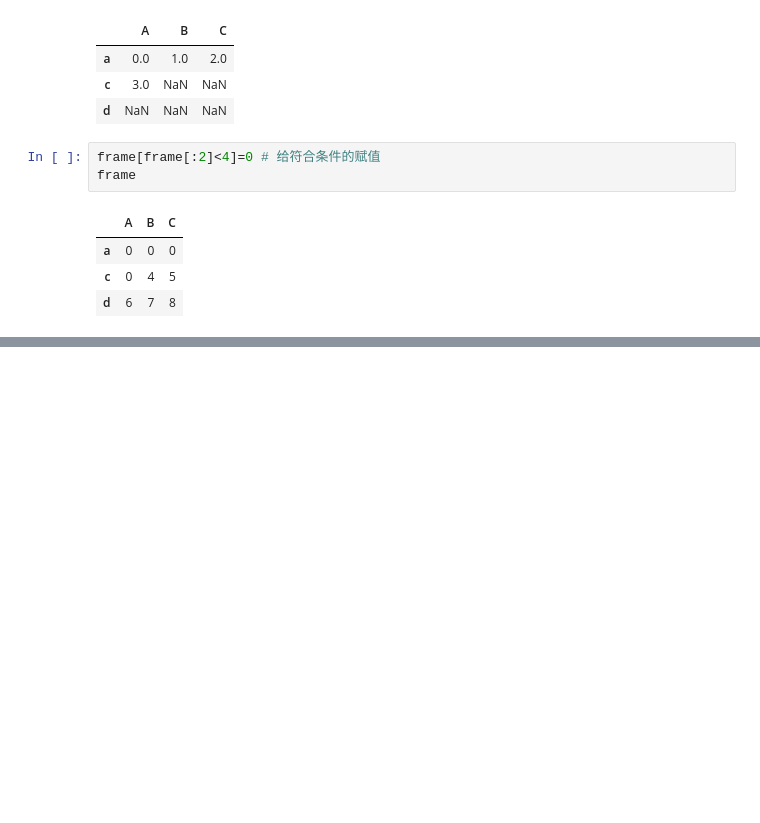
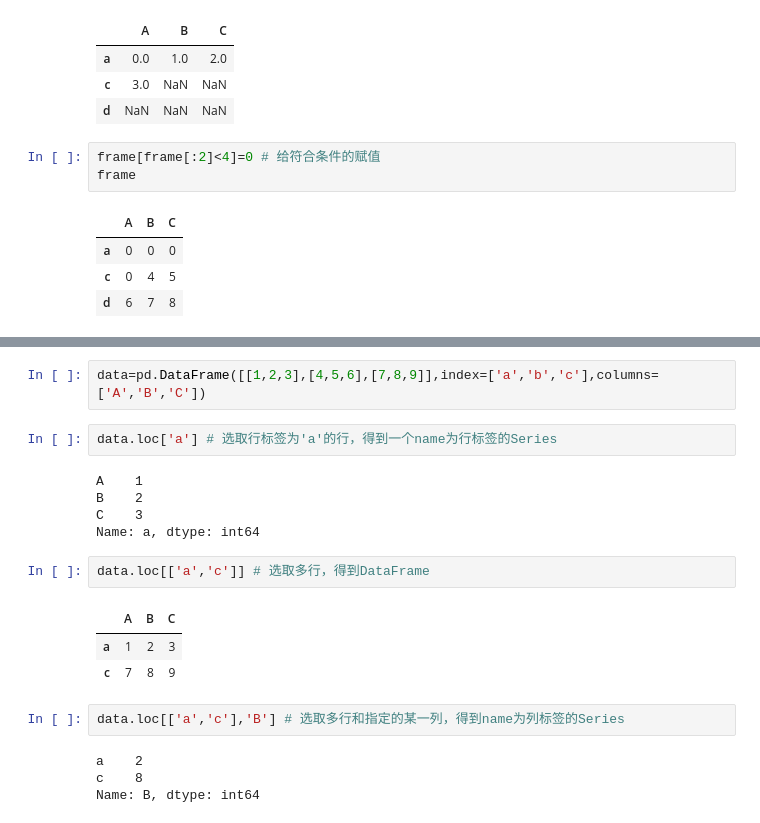
Before and after one commit to McJevons/jupyter-notebook, a Jupyter notebook: pandas基本功能（一）：reindex重新索引，drop删除索引项，索引切片、过滤.ipynb, the cells around one changed output, grey strips where cells are left out. Saved outputs shown, nothing was run; the diff lists cells and outputs as text; blank space fills up the shorter version.

```diff
--- a/pandas基本功能.ipynb
+++ b/pandas基本功能（一）：reindex重新索引，drop删除索引项，索引切片、过滤.ipynb
@@ -232,0 +243,21 @@ frame
+# %%
+data=pd.DataFrame([[1,2,3],[4,5,6],[7,8,9]],index=['a','b','c'],columns=['A','B','C'])
+# %%
+data.loc['a'] # 选取行标签为'a'的行，得到一个name为行标签的Series
+# %% [output]
+A    1
+B    2
+C    3
+Name: a, dtype: int64
+# %%
+data.loc[['a','c']] # 选取多行，得到DataFrame
+# %% [output]
+|  | A | B | C |
+| a | 1 | 2 | 3 |
+| c | 7 | 8 | 9 |
+# %%
+data.loc[['a','c'],'B'] # 选取多行和指定的某一列，得到name为列标签的Series
+# %% [output]
+a    2
+c    8
+Name: B, dtype: int64
```
Also changed, not shown: parts of 6 cells of this notebook, 1 other file.
